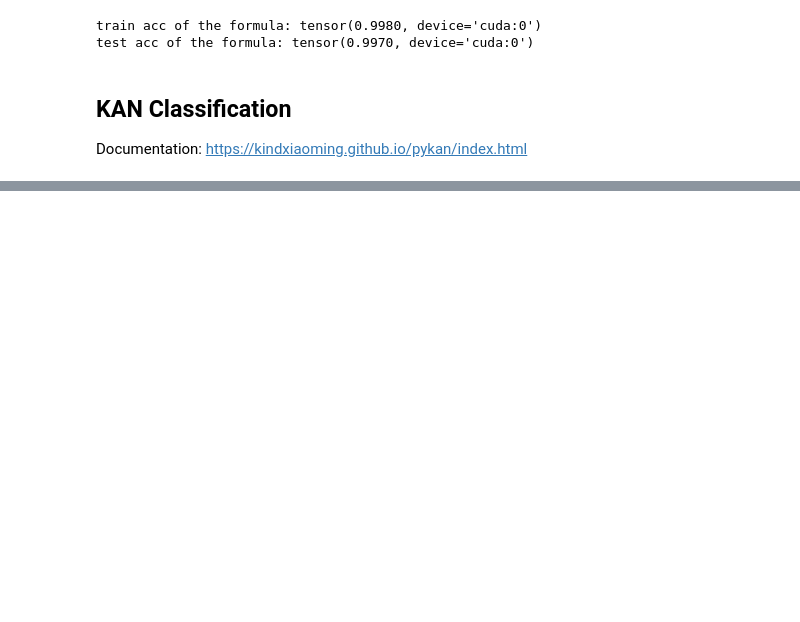
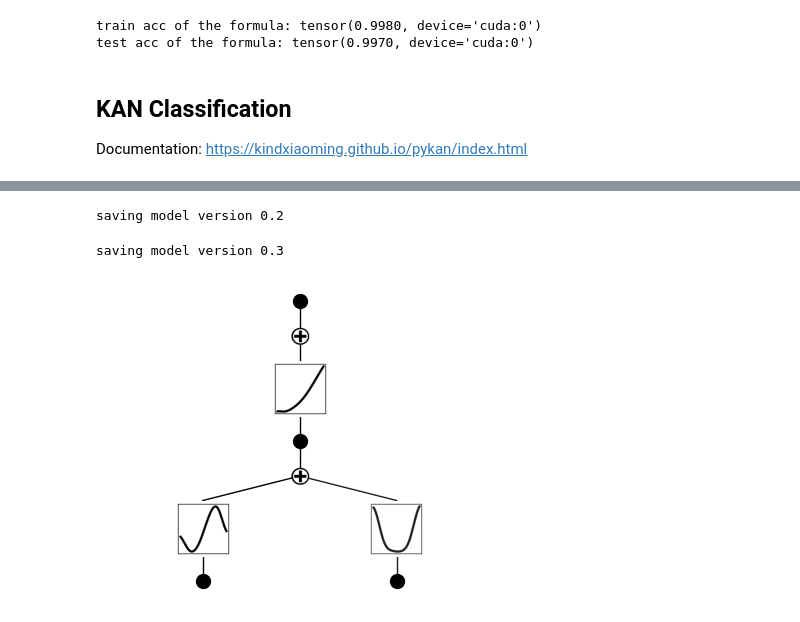
Before and after one commit to Dong237/RiskReasoner, a Jupyter notebook: XAI/kan.ipynb, the cells around one changed output, grey strips where cells are left out. Drawn from its saved outputs; the diff is of its cells as text; code cells hidden in the pictures; blank space fills up the shorter version.

```diff
--- a/XAI/kan.ipynb
+++ b/XAI/kan.ipynb
@@ -229,0 +196,9 @@ test acc of the formula: tensor(0.8670, device='cuda:0')
+# %%
+# Prune the model and visualize, make sure the model sees the data
+model = model.prune()
+model(dataset['train_input'])
+model.plot()
+# %% [output]
+saving model version 0.2
+saving model version 0.3
+[figure, added]
```
Also changed, not shown: parts of 18 cells of this notebook, 5 other files.
